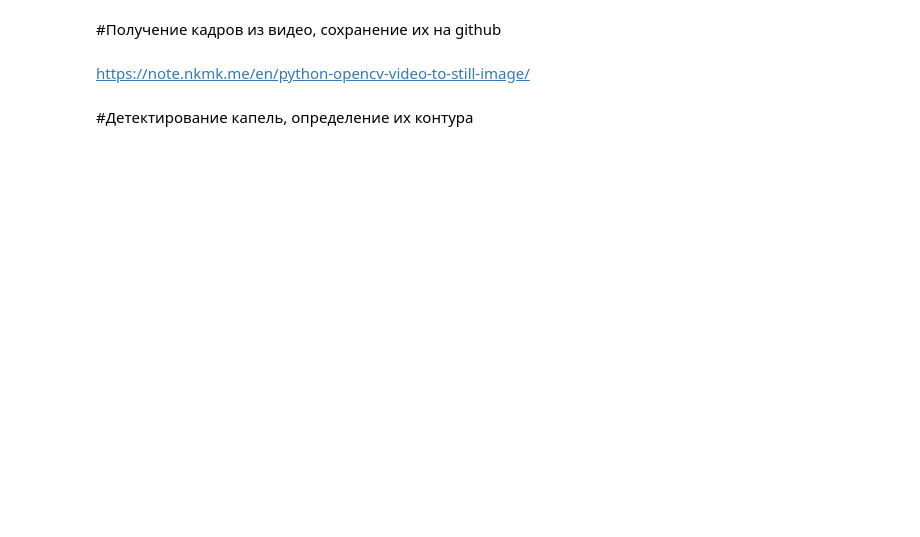
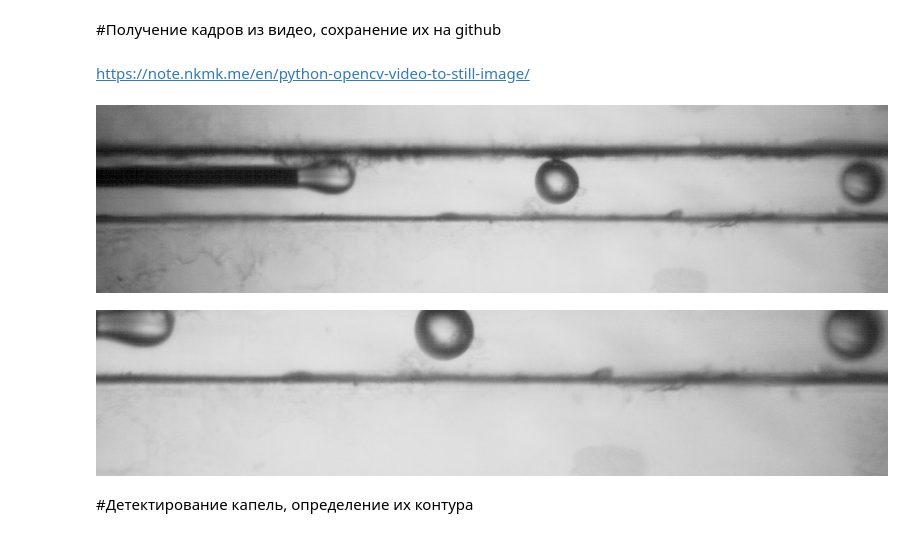
Before and after one commit to odheL42/NSU-senior-project, a Jupyter notebook: data_preprocessing.ipynb, the cells around one changed output. Cells and saved outputs as stored; diff of their text form; code cells hidden in the pictures; blank space fills up the shorter version.

```diff
--- a/data_preprocessing.ipynb
+++ b/data_preprocessing.ipynb
@@ -90,2 +92,14 @@ save_all_frames('/content/drive/MyDrive/dataset_nsu_senProj/oil_0p05ml_water_0ml
+# %%
+from google.colab.patches import cv2_imshow
+frame_to_cut = '/content/drive/MyDrive/dataset_nsu_senProj/result/sample_video_img_0000.jpg'
+res = cv2.imread(frame_to_cut)
+res1 = res[:, 325:]
+#Image.open(frame_to_cut)
+print('\n')
+cv2_imshow(res)
+cv2_imshow(res1)
+# %% [output]
+[figure, added]
+[figure, added]
 # %% [markdown]
 #Детектирование капель, определение их контура
```
Also changed, not shown: parts of 3 cells of this notebook.
